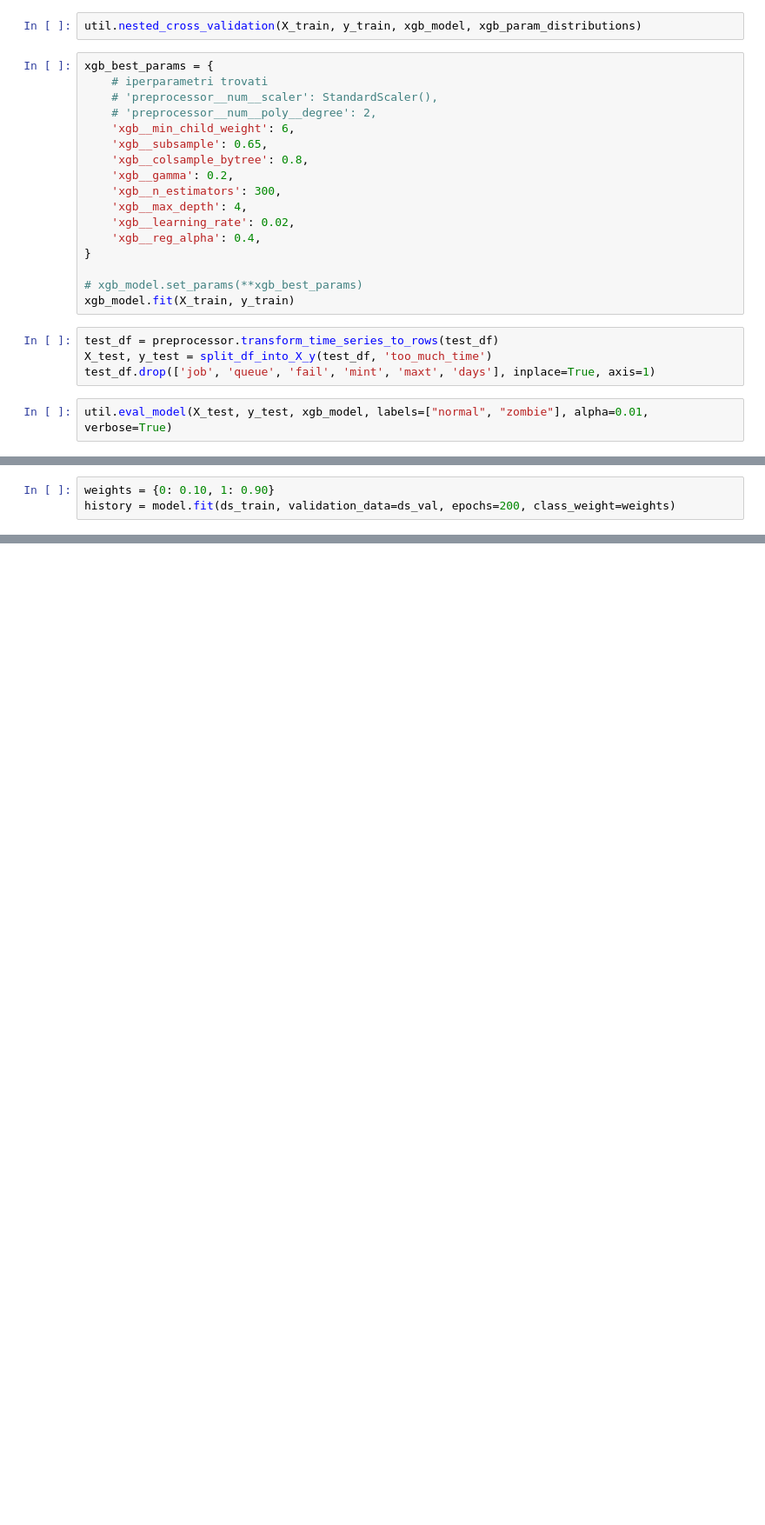
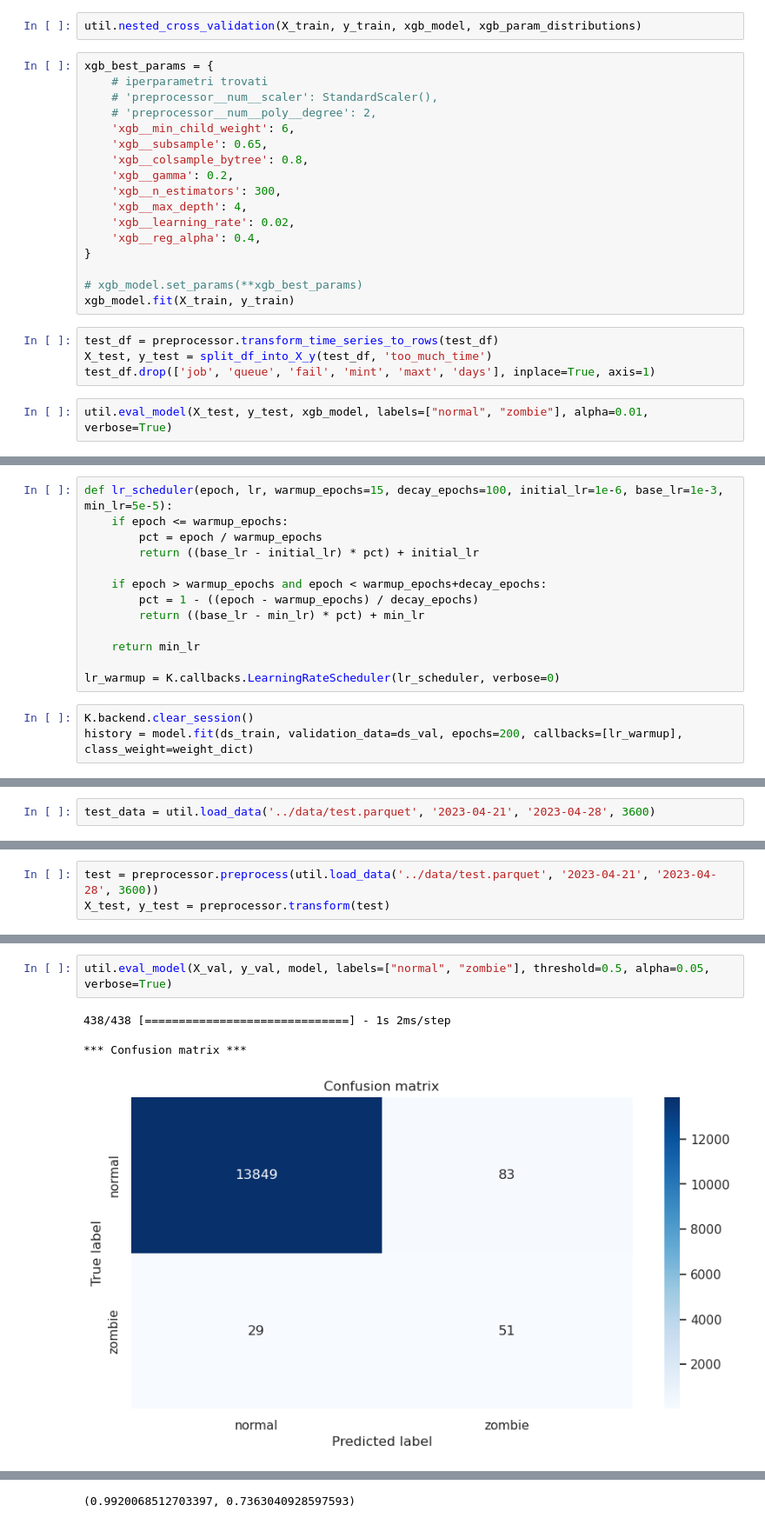
Before and after one commit to alessioarcara/JobFailurePrediction-CNAF, a Jupyter notebook: tirocinio/notebooks/tesi.ipynb, the cells around one changed output, grey strips where cells are left out. Shown at 87% size. Saved outputs shown, nothing was run; the diff lists cells and outputs as text; blank space fills up the shorter version.

```diff
--- a/tirocinio/notebooks/tesi.ipynb
+++ b/tirocinio/notebooks/tesi.ipynb
@@ -735,3 +863,16 @@ reduce_lr_callback = ReduceLROnPlateau(
+# %%
+def lr_scheduler(epoch, lr, warmup_epochs=15, decay_epochs=100, initial_lr=1e-6, base_lr=1e-3, min_lr=5e-5):
+    if epoch <= warmup_epochs:
+        pct = epoch / warmup_epochs
+        return ((base_lr - initial_lr) * pct) + initial_lr
+
+    if epoch > warmup_epochs and epoch < warmup_epochs+decay_epochs:
+        pct = 1 - ((epoch - warmup_epochs) / decay_epochs)
+        return ((base_lr - min_lr) * pct) + min_lr
+
+    return min_lr
+
+lr_warmup = K.callbacks.LearningRateScheduler(lr_scheduler, verbose=0)
 # %%
-weights = {0: 0.10, 1: 0.90}
-history = model.fit(ds_train, validation_data=ds_val, epochs=200, class_weight=weights)
+K.backend.clear_session()
+history = model.fit(ds_train, validation_data=ds_val, epochs=200, callbacks=[lr_warmup], class_weight=weight_dict)
@@ -765,0 +910,2 @@ util.eval_model(X_test, y_tes[::96], model, labels=["normal", "zombie"], alpha=0
+# %%
+test_data = util.load_data('../data/test.parquet', '2023-04-21', '2023-04-28', 3600)
@@ -765,0 +945,3 @@ util.eval_model(X_test, y_tes[::96], model, labels=["normal", "zombie"], alpha=0
+# %%
+test = preprocessor.preprocess(util.load_data('../data/test.parquet', '2023-04-21', '2023-04-28', 3600))
+X_test, y_test = preprocessor.transform(test)
@@ -765,0 +963,7 @@ util.eval_model(X_test, y_tes[::96], model, labels=["normal", "zombie"], alpha=0
+# %%
+util.eval_model(X_val, y_val, model, labels=["normal", "zombie"], threshold=0.5, alpha=0.05, verbose=True)
+# %% [output]
+438/438 [==============================] - 1s 2ms/step
+
+*** Confusion matrix ***
+[figure, added]
@@ -765,0 +981 @@ util.eval_model(X_test, y_tes[::96], model, labels=["normal", "zombie"], alpha=0
+(0.9920068512703397, 0.7363040928597593)
```
Also changed, not shown: parts of 62 cells of this notebook, 6 other files.
